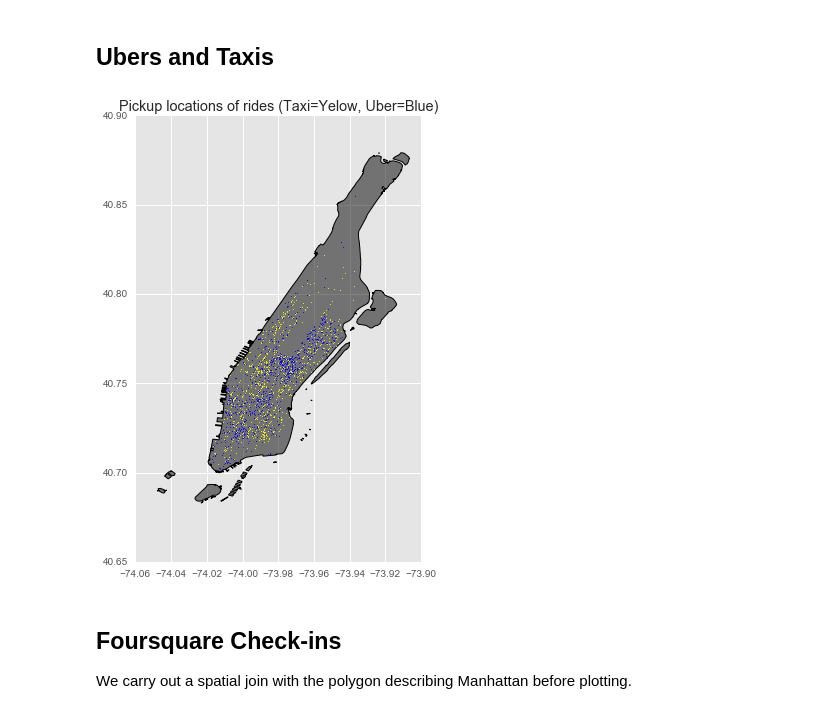
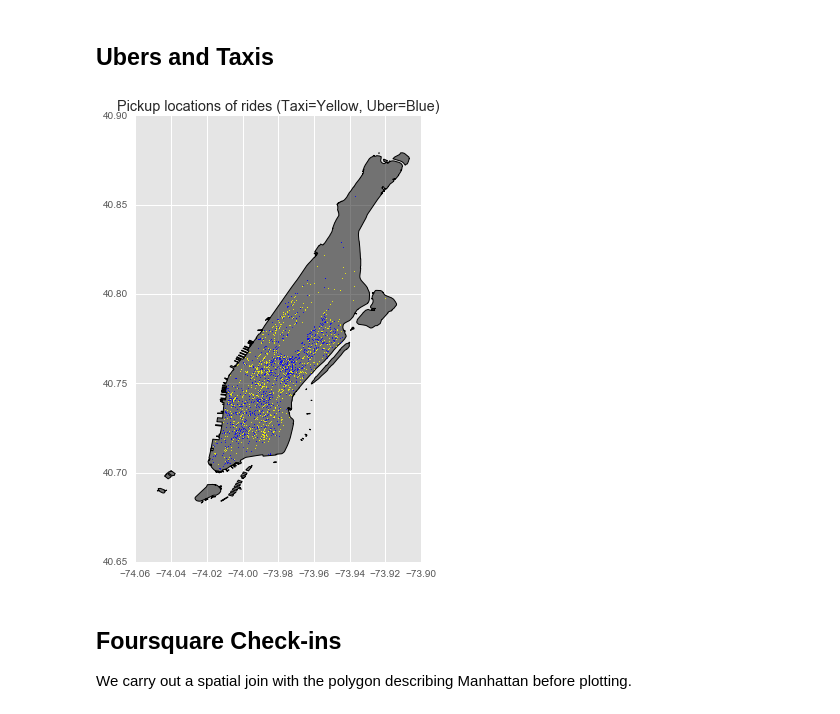
Before and after one commit to dhruvcmu/practicaldatascience, a Jupyter notebook: Midterm_Report.ipynb, the cells around one changed output. Cells and saved outputs as stored; diff of their text form; code cells hidden in the pictures.

```diff
--- a/Midterm_Report.ipynb
+++ b/Midterm_Report.ipynb
@@ -149,11 +149,11 @@ Name: BoroName, dtype: int64
 # %%
 # Plots of scatter plot of taxi/uber in NYC
 base = boros[boros['BoroName']=='Manhattan'].plot(figsize=(8,8))
-plt.title('Pickup locations of rides (Taxi=Yelow, Uber=Blue)')
+plt.title('Pickup locations of rides (Taxi=Yellow, Uber=Blue)')
 taxi[:1000].plot(ax=base, color='yellow',markersize=1);
 uber[:1000].plot(ax=base, color='blue',markersize=1);
 # %% [output]
-[figure, old version]
+[figure, new version]
 # %% [markdown]
 ## Foursquare Check-ins
 
```
Also changed, not shown: parts of 2 cells of this notebook.
